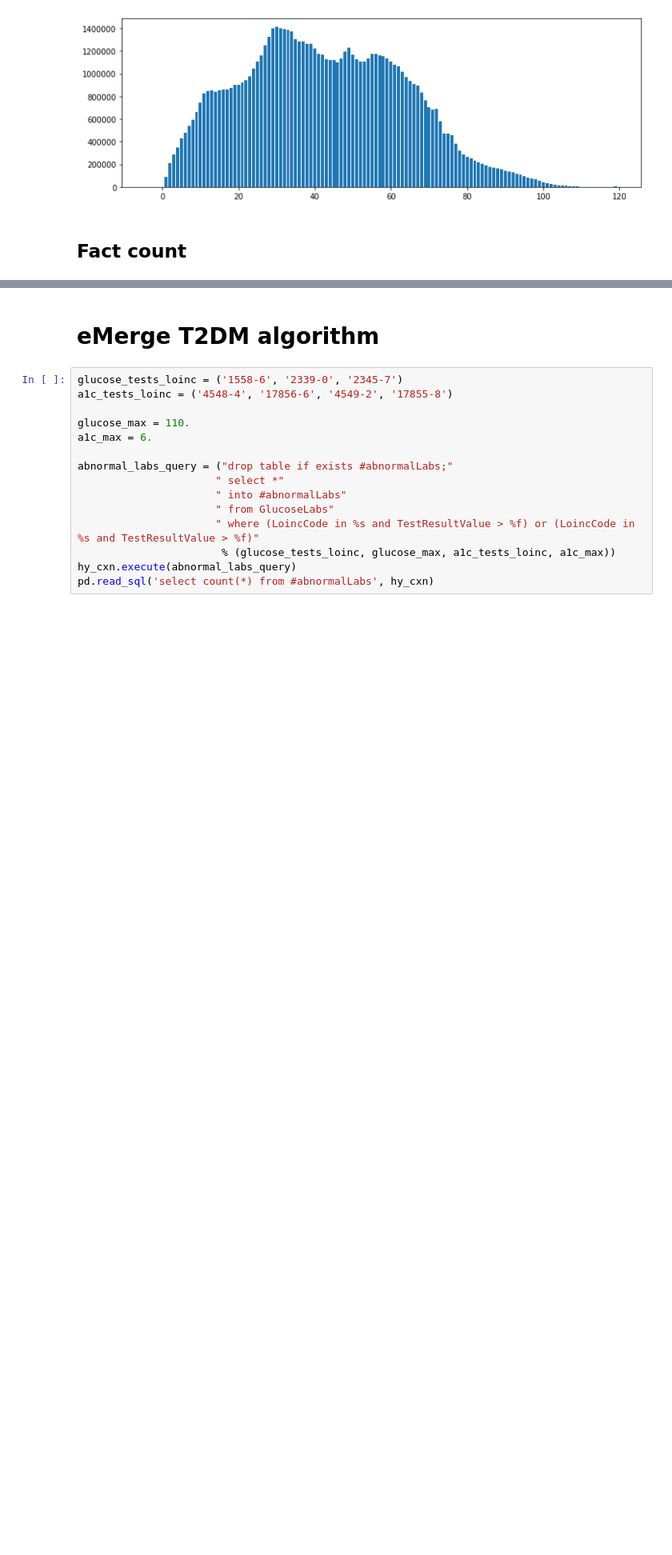
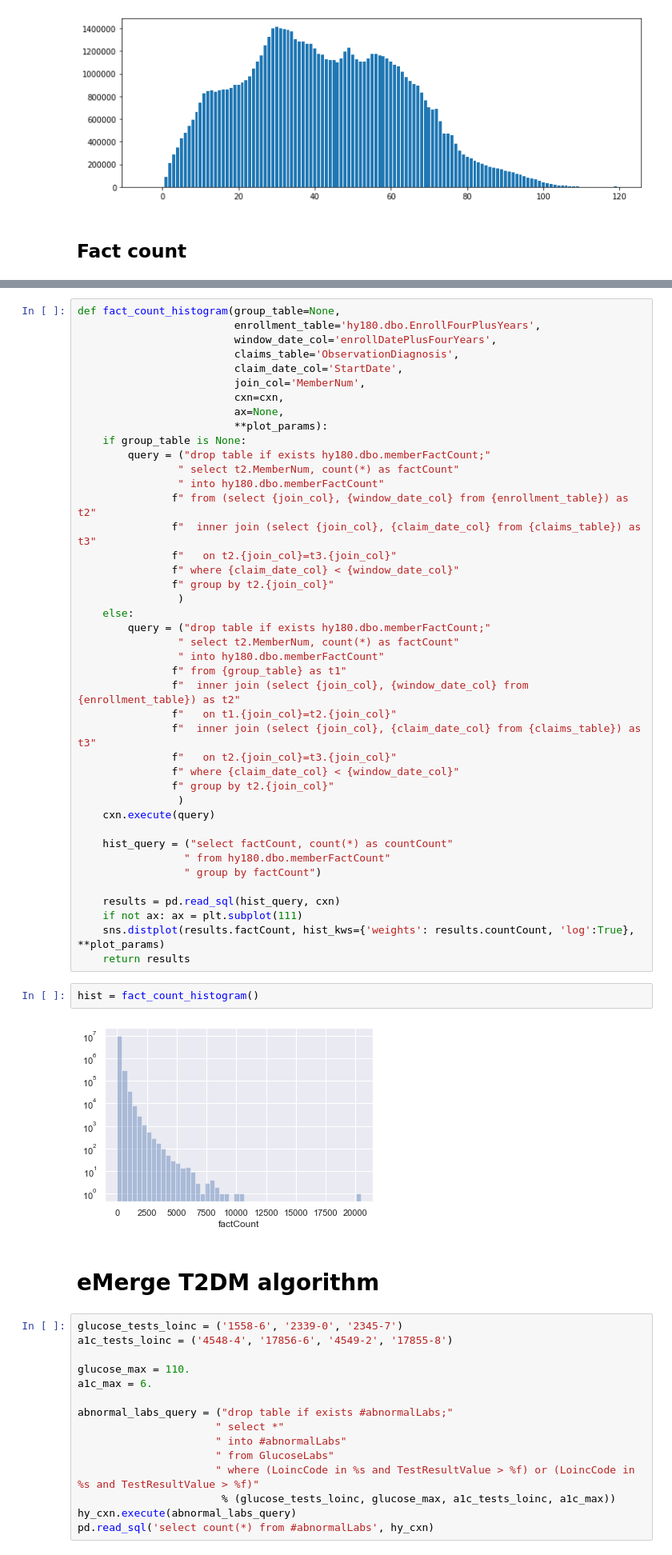
Before and after one commit to brettbj/association-robustness, a Jupyter notebook: Exploration.ipynb, the cells around one changed output, grey strips where cells are left out. Shown: that part at 80% size. Saved outputs shown, nothing was run; the diff lists cells and outputs as text; blank space fills up the shorter version.

Commit message:
Fact count distribution

```diff
--- a/Exploration.ipynb
+++ b/Exploration.ipynb
@@ -142,3 +152,49 @@ def fact_count_histogram(group_table=None, cxn=cxn, ax=None, **plot_params):
+# %%
+def fact_count_histogram(group_table=None,
+                         enrollment_table='hy180.dbo.EnrollFourPlusYears',
+                         window_date_col='enrollDatePlusFourYears',
+                         claims_table='ObservationDiagnosis',
+                         claim_date_col='StartDate',
+                         join_col='MemberNum',
+                         cxn=cxn,
+                         ax=None,
+                         **plot_params):
+    if group_table is None:
+        query = ("drop table if exists hy180.dbo.memberFactCount;"
+                " select t2.MemberNum, count(*) as factCount"
+                " into hy180.dbo.memberFactCount"
+               f" from (select {join_col}, {window_date_col} from {enrollment_table}) as t2"
+               f"  inner join (select {join_col}, {claim_date_col} from {claims_table}) as t3"
+               f"   on t2.{join_col}=t3.{join_col}"
+               f" where {claim_date_col} < {window_date_col}"
+               f" group by t2.{join_col}"
+                )
+    else:
+        query = ("drop table if exists hy180.dbo.memberFactCount;"
+                " select t2.MemberNum, count(*) as factCount"
+                " into hy180.dbo.memberFactCount"
+               f" from {group_table} as t1"
+               f"  inner join (select {join_col}, {window_date_col} from {enrollment_table}) as t2"
+               f"   on t1.{join_col}=t2.{join_col}"
+               f"  inner join (select {join_col}, {claim_date_col} from {claims_table}) as t3"
+               f"   on t2.{join_col}=t3.{join_col}"
+               f" where {claim_date_col} < {window_date_col}"
+               f" group by t2.{join_col}"
+                )
+    cxn.execute(query)
+
+    hist_query = ("select factCount, count(*) as countCount"
+                 " from hy180.dbo.memberFactCount"
+                 " group by factCount")
+
+    results = pd.read_sql(hist_query, cxn)
+    if not ax: ax = plt.subplot(111)
+    sns.distplot(results.factCount, hist_kws={'weights': results.countCount, 'log':True}, **plot_params)
+    return results
+# %%
+hist = fact_count_histogram()
+# %% [output]
+[figure, added]
 # %% [markdown]
 # eMerge T2DM algorithm
 # %%
```
Also changed, not shown: parts of 3 cells of this notebook.
